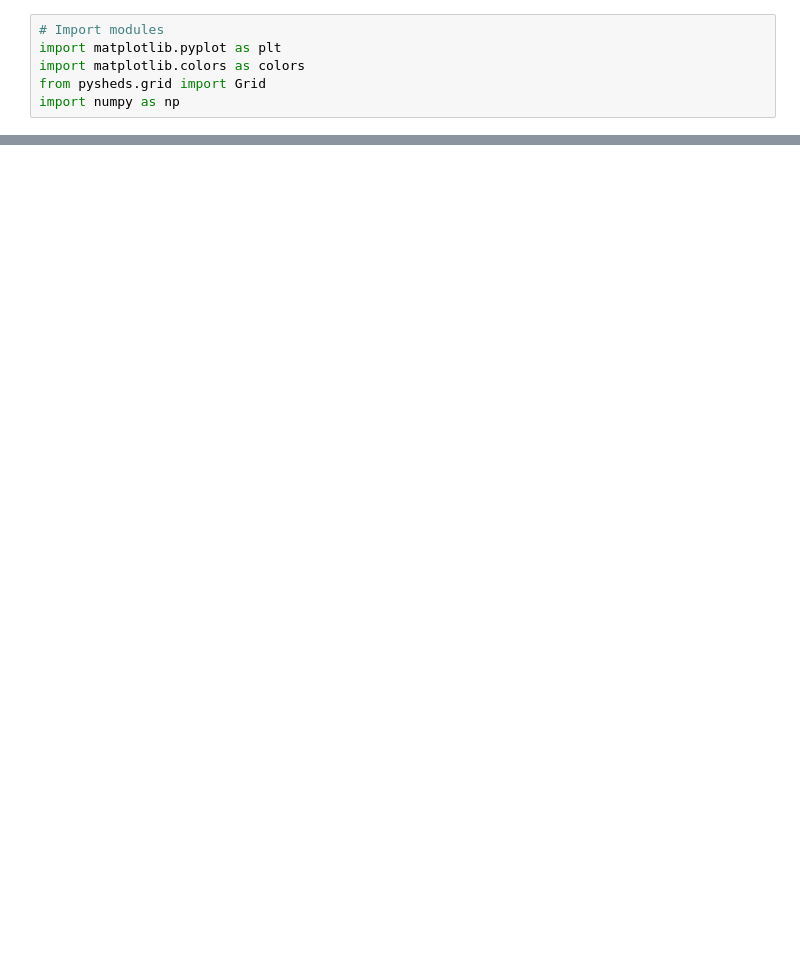
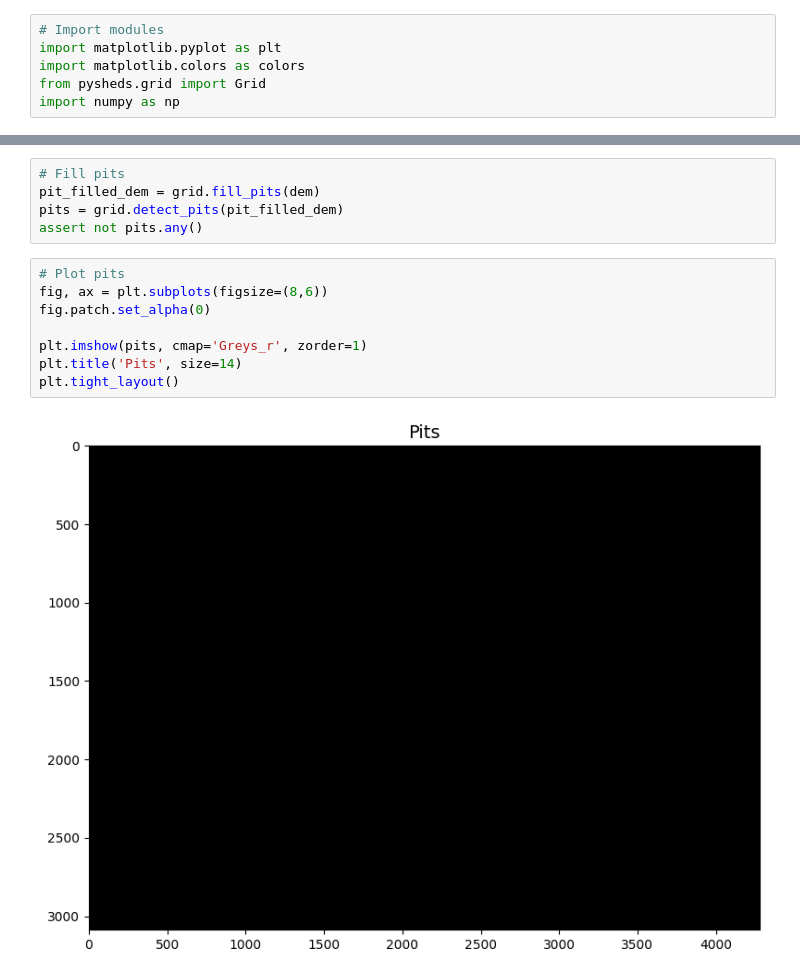
Before and after one commit to AlonsoCortes/analisis_Raster, a Jupyter notebook: notebooks/nb_04_correccion_mde.ipynb, the cells around one changed output, grey strips where cells are left out. Drawn from its saved outputs; the diff is of its cells as text; blank space fills up the shorter version.

```diff
--- a/notebooks/nb_04_correccion_mde.ipynb
+++ b/notebooks/nb_04_correccion_mde.ipynb
@@ -33,0 +42,15 @@ AttributeError: 'numpy.ndarray' object has no attribute 'nodata'
+# %%
+# Fill pits
+pit_filled_dem = grid.fill_pits(dem)
+pits = grid.detect_pits(pit_filled_dem)
+assert not pits.any()
+# %%
+# Plot pits
+fig, ax = plt.subplots(figsize=(8,6))
+fig.patch.set_alpha(0)
+
+plt.imshow(pits, cmap='Greys_r', zorder=1)
+plt.title('Pits', size=14)
+plt.tight_layout()
+# %% [output]
+[figure, added]
```
Also changed, not shown: parts of 8 cells of this notebook.
